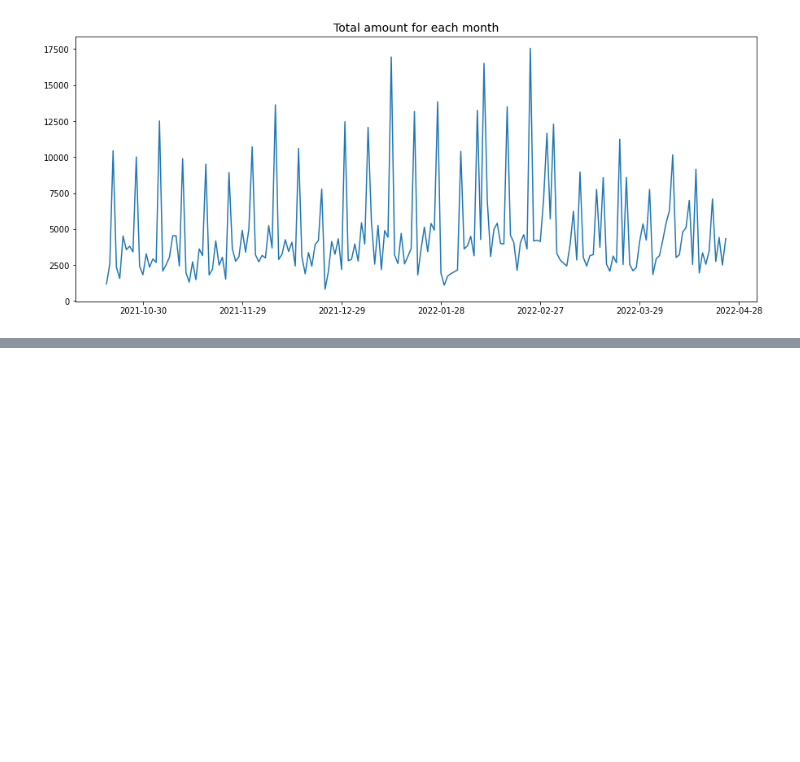
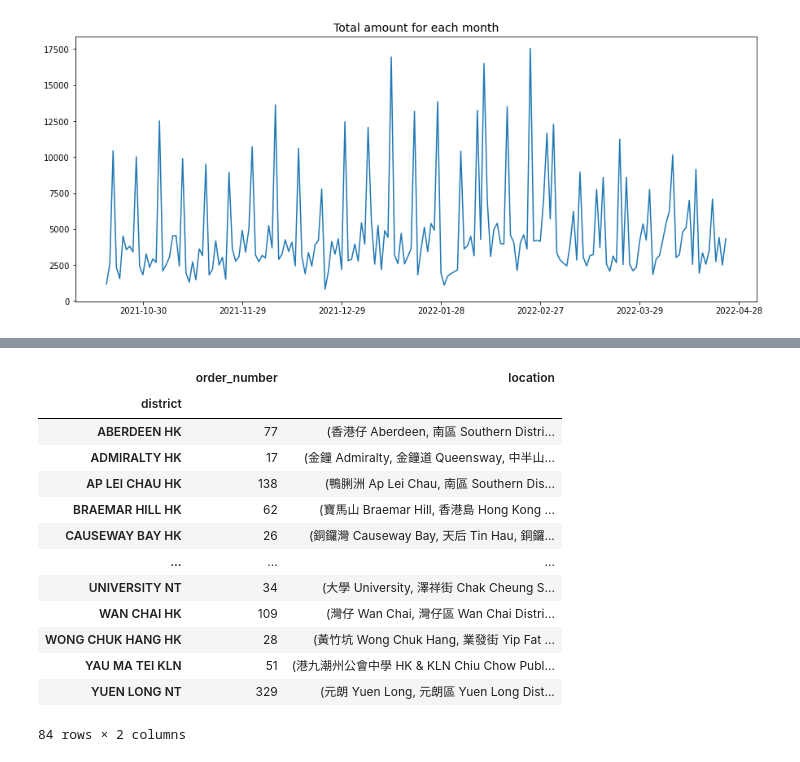
Before and after one commit to chenxlong3/MSDM5005_Project_B, a Jupyter notebook: code/hair_ana.ipynb, the cells around one changed output, grey strips where cells are left out. Saved outputs shown, nothing was run; the diff lists cells and outputs as text; code cells hidden in the pictures; blank space fills up the shorter version.

```diff
--- a/code/hair_ana.ipynb
+++ b/code/hair_ana.ipynb
@@ -126,3 +137,0 @@ loc_amount.head(50)
-# %%
-for i in loc_amount.index:
-    print(i)
@@ -146,0 +138,12 @@ W 東涌(霸尾)
+# %%
+from geopy.geocoders import Nominatim
+geolocator = Nominatim(user_agent="test")
+# %%
+loc=loc_amount.index.values.tolist()
+location=[]
+count=0
+for i in loc:
+    if count%10==0:
+        print(count)
+    count+=1
+    location.append(geolocator.geocode(i))
@@ -146,0 +163,19 @@ W 東涌(霸尾)
+# %%
+loc_trans['location']=location
+loc_trans.dropna(inplace=True)
+loc_trans
+# %% [output]
+|  | order_number | location |
+| district |  |  |
+| ABERDEEN HK | 77 | (香港仔 Aberdeen, 南區 Southern Distri... |
+| ADMIRALTY HK | 17 | (金鐘 Admiralty, 金鐘道 Queensway, 中半山... |
+| AP LEI CHAU HK | 138 | (鴨脷洲 Ap Lei Chau, 南區 Southern Dis... |
+| BRAEMAR HILL HK | 62 | (寶馬山 Braemar Hill, 香港島 Hong Kong ... |
+| CAUSEWAY BAY HK | 26 | (銅鑼灣 Causeway Bay, 天后 Tin Hau, 銅鑼... |
+| ... | ... | ... |
+| UNIVERSITY NT | 34 | (大學 University, 澤祥街 Chak Cheung S... |
+| WAN CHAI HK | 109 | (灣仔 Wan Chai, 灣仔區 Wan Chai Distri... |
+| WONG CHUK HANG HK | 28 | (黃竹坑 Wong Chuk Hang, 業發街 Yip Fat ... |
+| YAU MA TEI KLN | 51 | (港九潮州公會中學 HK & KLN Chiu Chow Publ... |
+| YUEN LONG NT | 329 | (元朗 Yuen Long, 元朗區 Yuen Long Dist... |
+84 rows × 2 columns
```
Also changed, not shown: parts of 10 cells of this notebook.
